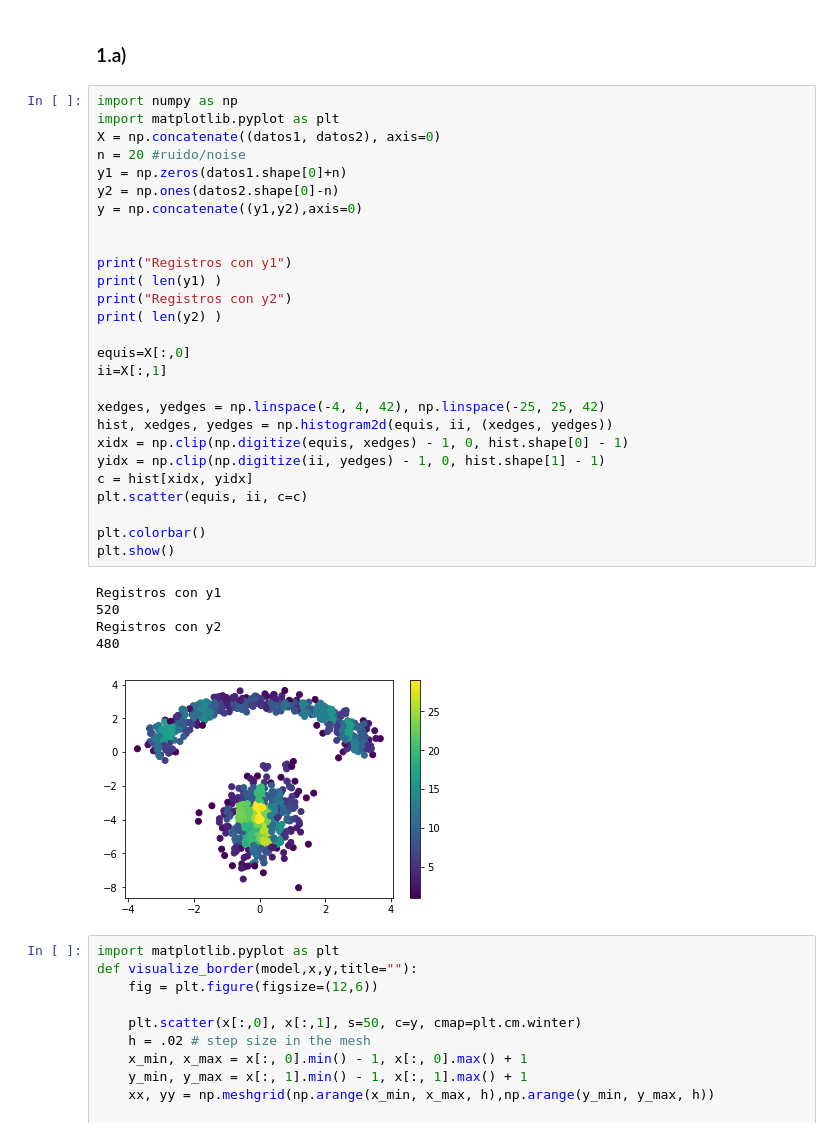
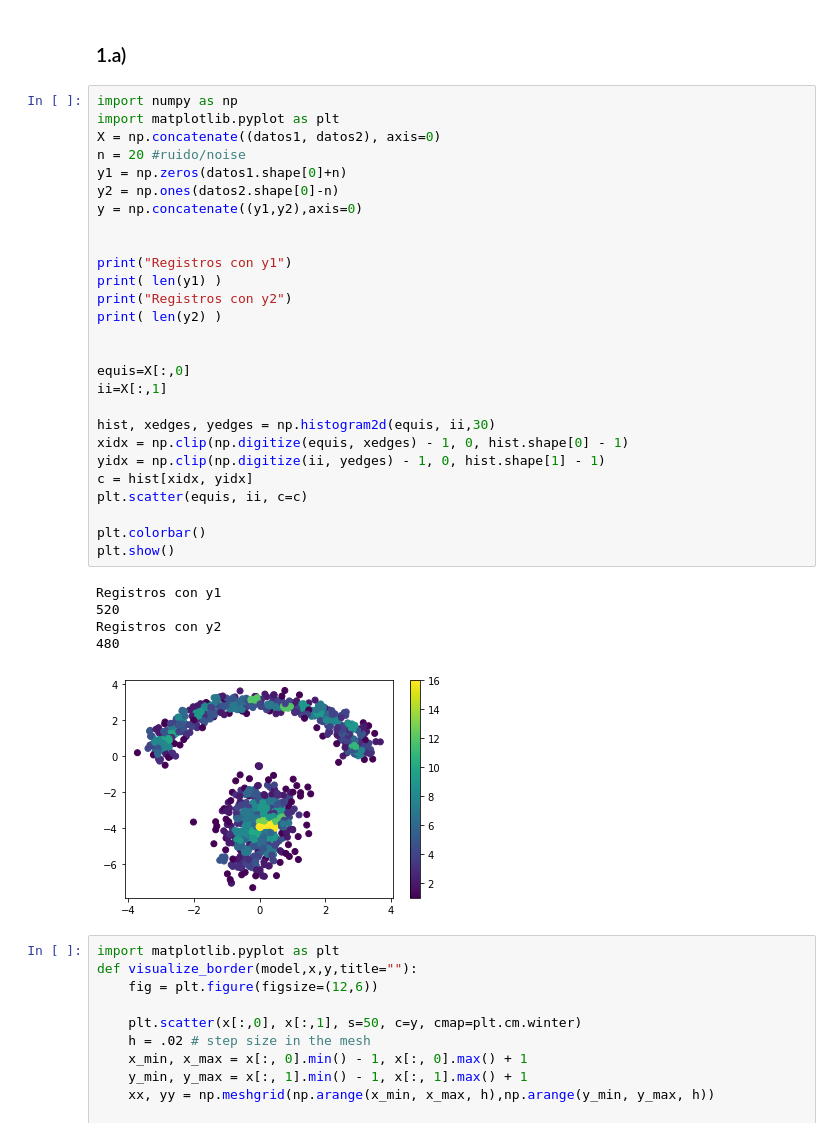
Before and after one commit to GabrielValenzuelaLorca/tarea2maquinas, a Jupyter notebook: Tarea 2.ipynb, the cells around one changed output. Drawn from its saved outputs; the diff is of its cells as text.

```diff
--- a/Tarea 2.ipynb
+++ b/Tarea 2.ipynb
@@ -15,36 +15,36 @@ datos2 += generator.normal(scale=0.3, size=datos2.shape)
 # %%
 import numpy as np
 import matplotlib.pyplot as plt
 X = np.concatenate((datos1, datos2), axis=0)
 n = 20 #ruido/noise
 y1 = np.zeros(datos1.shape[0]+n)
 y2 = np.ones(datos2.shape[0]-n)
 y = np.concatenate((y1,y2),axis=0)
 
 
 print("Registros con y1")
 print( len(y1) )
 print("Registros con y2")
 print( len(y2) )
 
+
 equis=X[:,0]
 ii=X[:,1]
 
-xedges, yedges = np.linspace(-4, 4, 42), np.linspace(-25, 25, 42)
-hist, xedges, yedges = np.histogram2d(equis, ii, (xedges, yedges))
+hist, xedges, yedges = np.histogram2d(equis, ii,30)
 xidx = np.clip(np.digitize(equis, xedges) - 1, 0, hist.shape[0] - 1)
 yidx = np.clip(np.digitize(ii, yedges) - 1, 0, hist.shape[1] - 1)
 c = hist[xidx, yidx]
 plt.scatter(equis, ii, c=c)
 
 plt.colorbar()
 plt.show()
 # %% [output]
 Registros con y1
 520
 Registros con y2
 480
-[figure, old version]
+[figure, new version]
 # %%
 import matplotlib.pyplot as plt
 def visualize_border(model,x,y,title=""):
```
Also changed, not shown: parts of 1 cell of this notebook.
